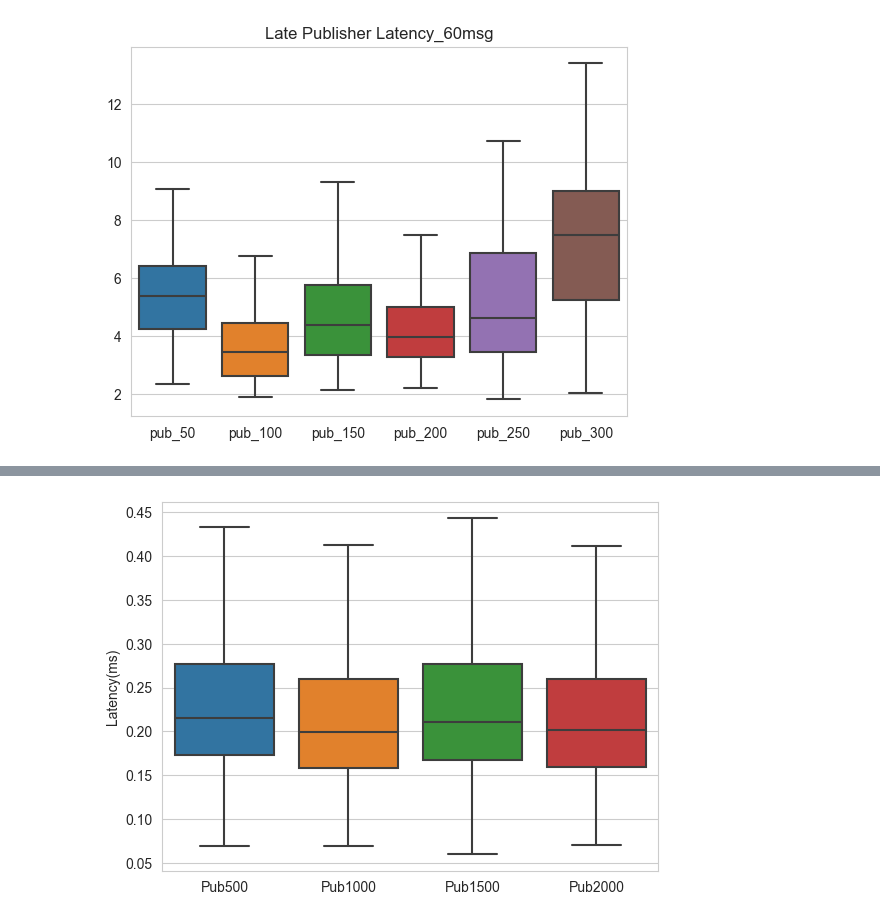
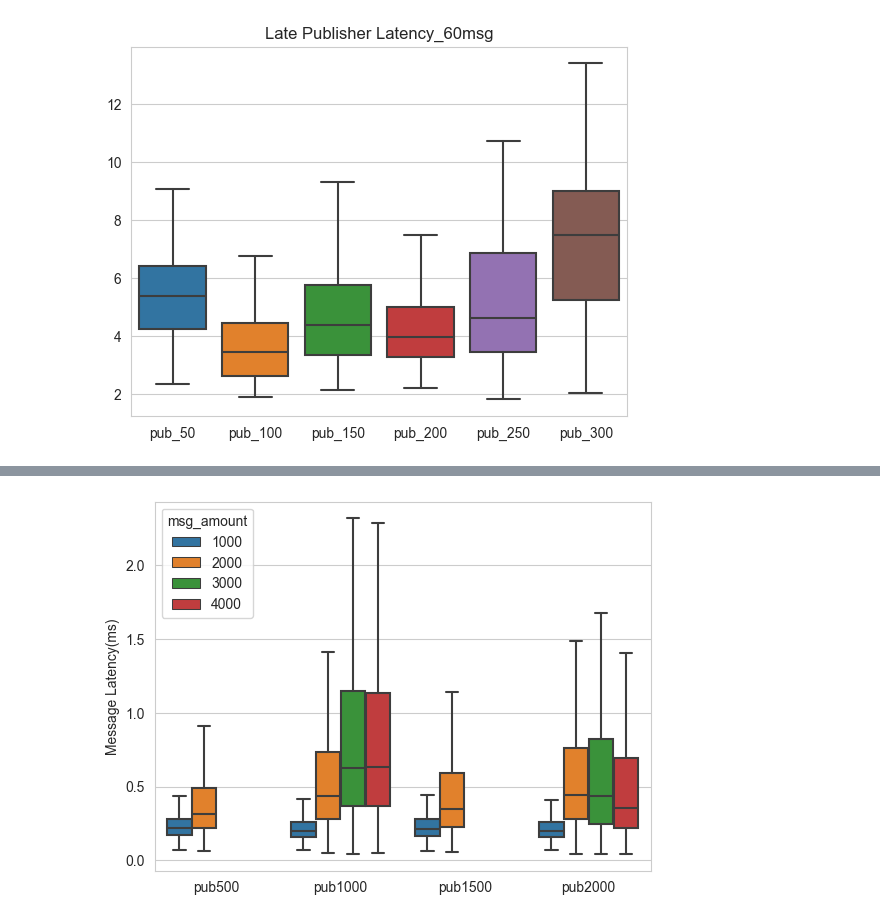
Before and after one commit to Mhwwww/ShutPub, a Jupyter notebook: src/main/java/org/example/eva/evaluation.ipynb, the cells around one changed output, grey strips where cells are left out. Saved outputs shown, nothing was run; the diff lists cells and outputs as text; code cells hidden in the pictures.

```diff
--- a/src/main/java/org/example/eva/evaluation.ipynb
+++ b/src/main/java/org/example/eva/evaluation.ipynb
@@ -259,38 +531,41 @@ plt.savefig("late_pub_kde_msg_1000.pdf")
-# %%
-### Msg Latency
-
-import seaborn as sns
-import pandas as pd
-import matplotlib.pyplot as plt
-
-file_path1 = './logs/Pub_500_Msg_250_1692285125843.csv'
-file_path2 = './logs/Pub_1000_Msg_250_1692285803327.csv'
-file_path3 = './logs/Pub_1500_Msg_250_1692286827504.csv'
-file_path4 = './logs/Pub_2000_Msg_250_1692288668939.csv'
-
-
-files_msg_latency = [file_path1,file_path2,file_path3, file_path4]
-# ,file_path_2,file_path_3,file_path_4,file_path_5,file_path_6
-dfs = []
-
-for  file_path in files_msg_latency:
-    df = pd.read_csv(file_path)
-    # event_name = "Checking Latency is"
-    msg_latency_df = df.get('timestamp')
-    column_name = file_path.split("/")[-1].split("_")[0]+file_path.split("/")[-1].split("_")[1]
-    dfs.append(msg_latency_df.rename(column_name))
-
-
-merged_df = pd.concat(dfs, axis=1)
-#
-sns.boxplot(data=merged_df/1e6, showfliers=False)
-plt.ylabel("Latency(ms)")
-plt.savefig("msg_latency_msg_1000_box.pdf")
-
-# #
-# sns.ecdfplot(data=merged_df/1e6)
-# plt.xlim(0,0.6)
-#
-# sns.kdeplot(data=merged_df/1e6)
-# %% [output]
-[figure, removed]
+# %%
+import seaborn as sns
+import pandas as pd
+import matplotlib.pyplot as plt
+
+file_sets = {
+    "pub500": ['./logs/Pub_500_Msg_250_1692285125843.csv', './logs/Pub_500_Msg_500_MI_500_PI_500_BI_1692362826628.csv'],
+    "pub1000": ['./logs/Pub_1000_Msg_250_1692285803327.csv', './logs/Pub_1000_Msg_500_MI_300_PI_500_BI_1692607016247.csv','./logs/Pub_1000_Msg_750_MI_300_PI_500_BI_1692609874428.csv', './logs/Pub_1000_Msg_800_MI_300_PI_500_BI_1692612728786.csv'],
+    "pub1500": ['./logs/Pub_1500_Msg_250_1692286827504.csv', './logs/Pub_1500_Msg_500_MI_500_PI_500_BI_1692359743671.csv'],
+    "pub2000": ['./logs/Pub_2000_Msg_250_1692288668939.csv', './logs/Pub_2000_Msg_500_MI_300_PI_500_BI_1692618204424.csv','./logs/Pub_2000_Msg_750_MI_300_PI_500_BI_1692614948804.csv','./logs/Pub_2000_Msg_800_MI_300_PI_500_BI_1692613610437.csv']
+}
+
+dfs = []
+
+for pub_name, file_paths in file_sets.items():
+    for file_path in file_paths:
+        df = pd.read_csv(file_path)
+        msg_latency_df = df.copy()
+        msg_latency_df['timestamp'] = msg_latency_df['timestamp']/1e6
+        msg_latency_df['pub'] = pub_name
+        if "Msg_250" in file_path:
+            msg_latency_df['msg_amount'] = 1000
+        elif "Msg_500" in file_path:
+            msg_latency_df['msg_amount'] = 2000
+        elif "Msg_750" in file_path:
+            msg_latency_df['msg_amount'] = 3000
+        elif "Msg_800" in file_path:
+            msg_latency_df['msg_amount'] = 4000
+        else:
+            msg_latency_df['msg_amount'] = 0
+
+        dfs.append(msg_latency_df)
+
+merged_df = pd.concat(dfs)
+
+sns.boxplot(data=merged_df, x="pub", y="timestamp", hue="msg_amount", showfliers=False)
+plt.xlabel("")
+plt.ylabel("Message Latency(ms)")
+plt.savefig("msg_latency_compare_box.pdf")
+# %% [output]
+[figure, added]
```
Also changed, not shown: parts of 6 cells of this notebook, 30 other files.
